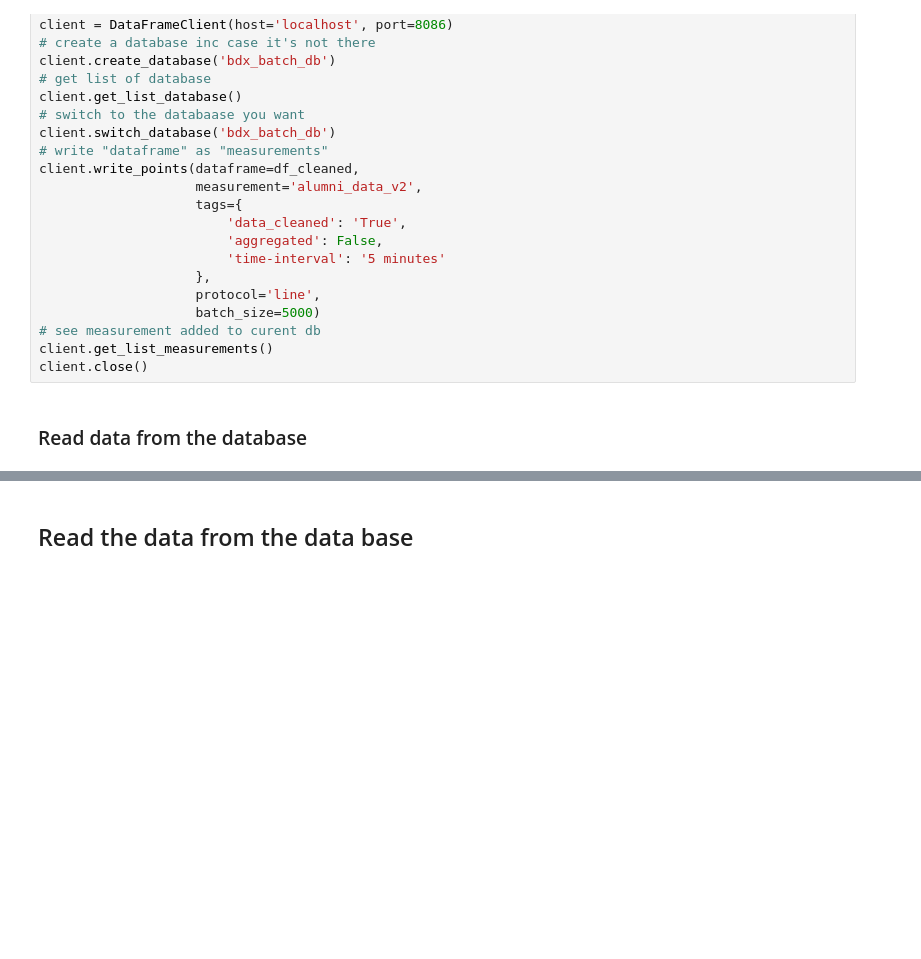
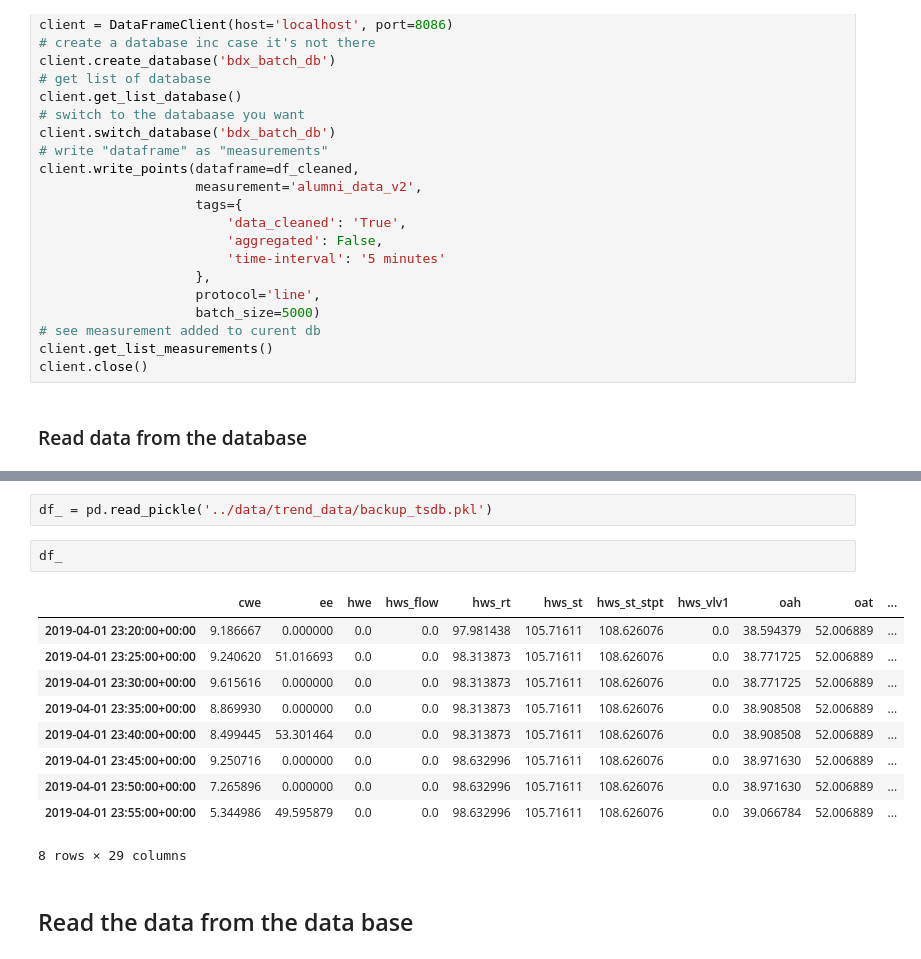
Before and after one commit to AvisekNaug/relearn_trigger, a Jupyter notebook: notebooks/Batch Data Processes and EDA.ipynb, the cells around one changed output, grey strips where cells are left out. Saved outputs shown, nothing was run; the diff lists cells and outputs as text; blank space fills up the shorter version.

Commit message:
test dataframe clinet bugs

```diff
--- a/notebooks/Batch Data Processes and EDA.ipynb
+++ b/notebooks/Batch Data Processes and EDA.ipynb
@@ -235,3 +255,18 @@ df2
+# %%
+df_ = pd.read_pickle('../data/trend_data/backup_tsdb.pkl')
+# %%
+df_
+# %% [output]
+|  | cwe | ee | hwe | hws_flow | hws_rt | hws_st | hws_st_stpt | hws_vlv1 | oah | oat | ... |
+| 2019-04-01 23:20:00+00:00 | 9.186667 | 0.000000 | 0.0 | 0.0 | 97.981438 | 105.71611 | 108.626076 | 0.0 | 38.594379 | 52.006889 | ... |
+| 2019-04-01 23:25:00+00:00 | 9.240620 | 51.016693 | 0.0 | 0.0 | 98.313873 | 105.71611 | 108.626076 | 0.0 | 38.771725 | 52.006889 | ... |
+| 2019-04-01 23:30:00+00:00 | 9.615616 | 0.000000 | 0.0 | 0.0 | 98.313873 | 105.71611 | 108.626076 | 0.0 | 38.771725 | 52.006889 | ... |
+| 2019-04-01 23:35:00+00:00 | 8.869930 | 0.000000 | 0.0 | 0.0 | 98.313873 | 105.71611 | 108.626076 | 0.0 | 38.908508 | 52.006889 | ... |
+| 2019-04-01 23:40:00+00:00 | 8.499445 | 53.301464 | 0.0 | 0.0 | 98.313873 | 105.71611 | 108.626076 | 0.0 | 38.908508 | 52.006889 | ... |
+| 2019-04-01 23:45:00+00:00 | 9.250716 | 0.000000 | 0.0 | 0.0 | 98.632996 | 105.71611 | 108.626076 | 0.0 | 38.971630 | 52.006889 | ... |
+| 2019-04-01 23:50:00+00:00 | 7.265896 | 0.000000 | 0.0 | 0.0 | 98.632996 | 105.71611 | 108.626076 | 0.0 | 38.971630 | 52.006889 | ... |
+| 2019-04-01 23:55:00+00:00 | 5.344986 | 49.595879 | 0.0 | 0.0 | 98.632996 | 105.71611 | 108.626076 | 0.0 | 39.066784 | 52.006889 | ... |
+8 rows × 29 columns
 # %% [markdown]
 ## Read the data from the data base
 # %%
```
Also changed, not shown: parts of 4 cells of this notebook.
